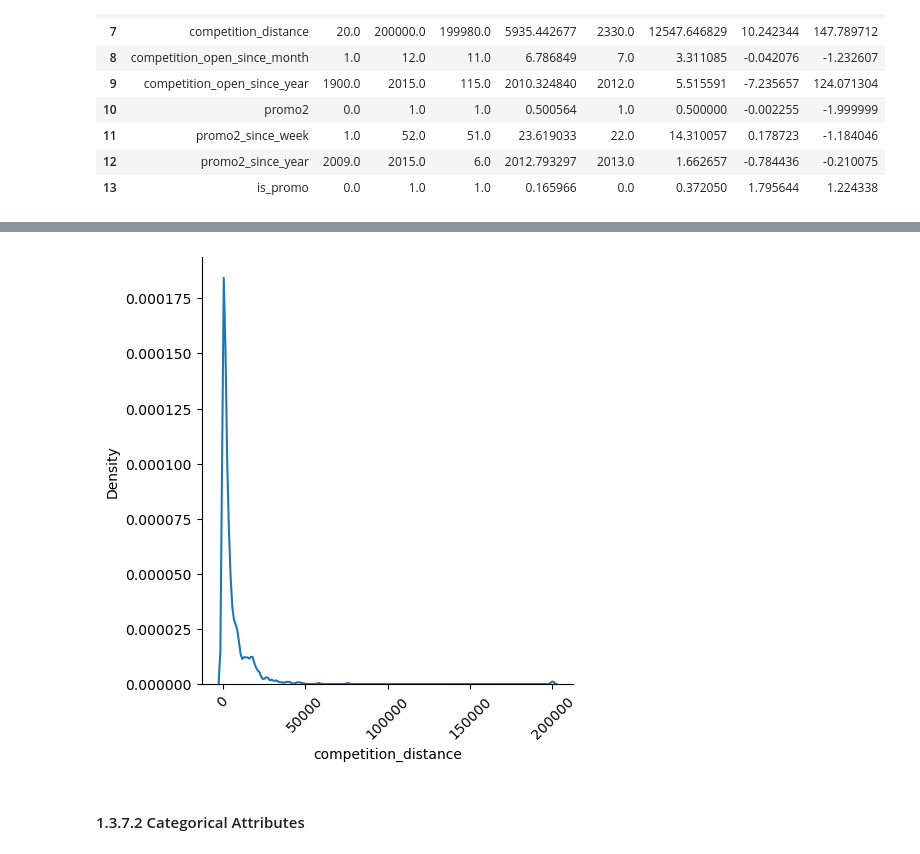
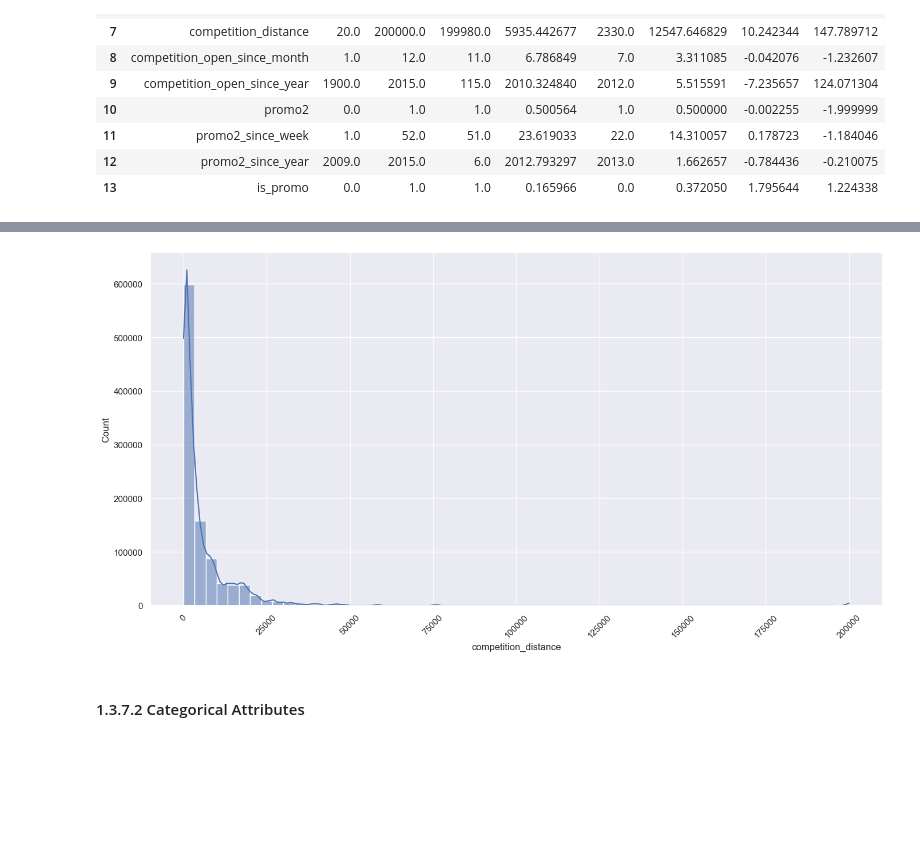
Before and after one commit to BlueBics/rossmann_sales_prediction, a Jupyter notebook: v01_store_sales_prediction.ipynb, the cells around one changed output, grey strips where cells are left out. Cells and saved outputs as stored; diff of their text form; code cells hidden in the pictures; blank space fills up the shorter version.

```diff
--- a/v01_store_sales_prediction.ipynb
+++ b/v01_store_sales_prediction.ipynb
@@ -304,9 +303,8 @@ sns.displot(df2['sales'], kind='kde')
 # %%
-fig, ax = plt.subplots
-sns.displot(df2['competition_distance'], kind='kde')
+sns.displot(df1['competition_distance'], kde=True, bins=60, height=7, aspect=2)
 plt.xticks(rotation=45);
 # %% [output]
-[figure, old version]
+[figure, new version]
 # %% [markdown]
 #### 1.3.7.2 Categorical Attributes
 # %%
```
Also changed, not shown: parts of 24 cells of this notebook.
